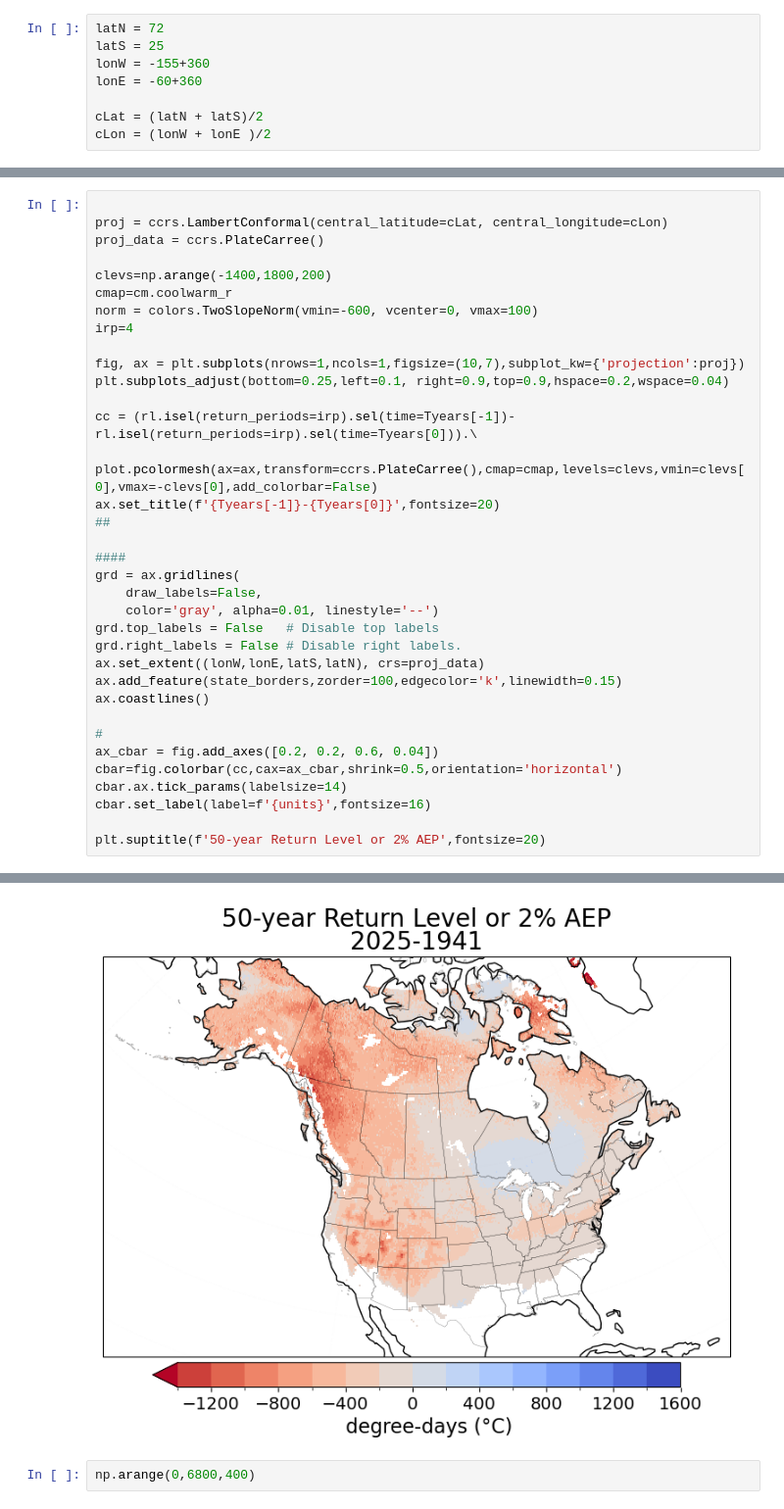
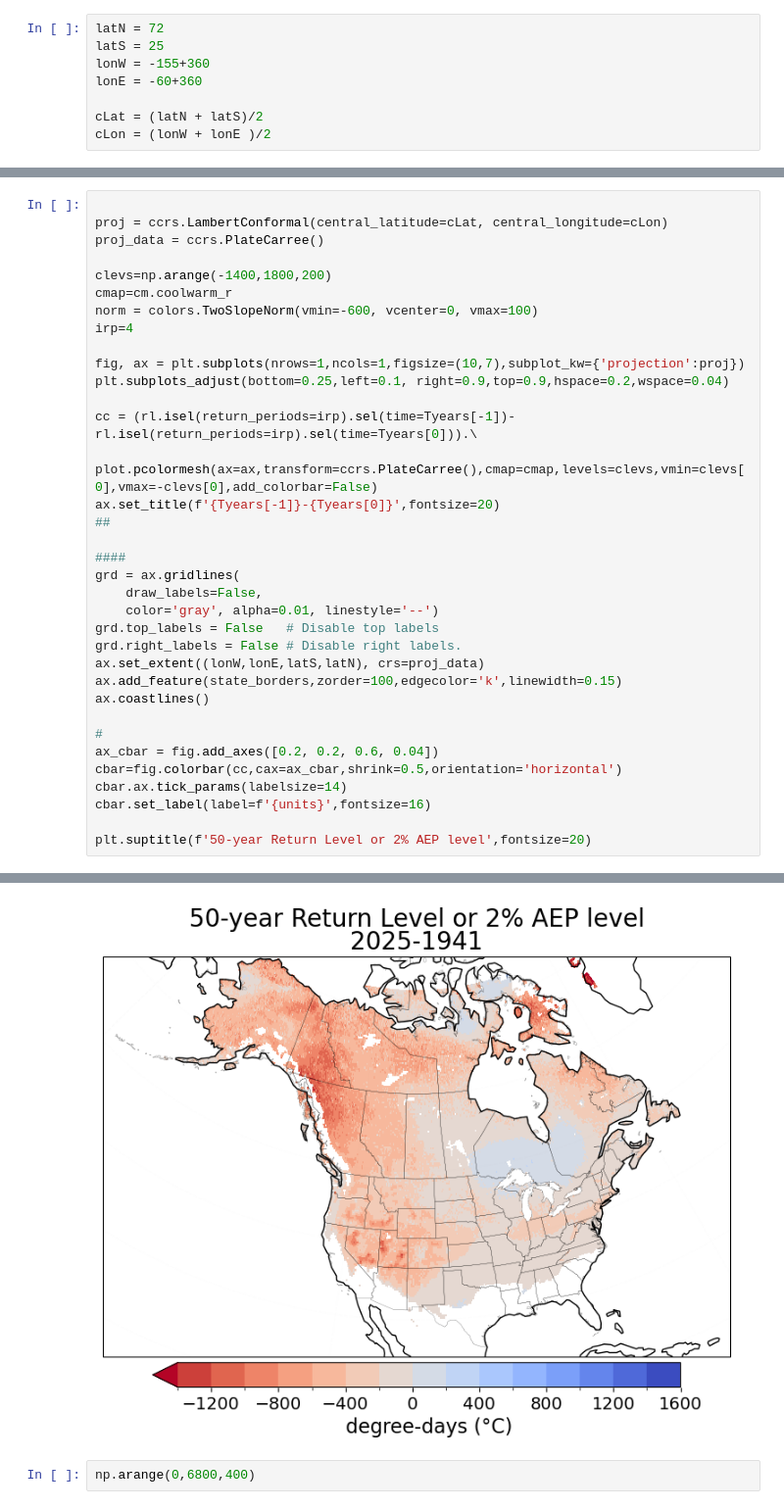
Before and after one commit to GaelleHervieux/AFI_updated_2602, a Jupyter notebook: plot_AFI_NorthAmerica_glostLocSca_extRemes_1941-2025.ipynb, the cells around one changed output, grey strips where cells are left out. Shown at 98% size. Drawn from its saved outputs; the diff is of its cells as text.

```diff
--- a/plot_AFI_NorthAmerica_glostLocSca_extRemes_1941-2025.ipynb
+++ b/plot_AFI_NorthAmerica_glostLocSca_extRemes_1941-2025.ipynb
@@ -258,5 +258,5 @@ cbar=fig.colorbar(cc,cax=ax_cbar,shrink=0.5,orientation='horizontal')
 cbar.ax.tick_params(labelsize=14)
 cbar.set_label(label=f'{units}',fontsize=16)
 
-plt.suptitle(f'50-year Return Level or 2% AEP',fontsize=20)
+plt.suptitle(f'50-year Return Level or 2% AEP level',fontsize=20)
 # %% [output]
@@ -264,4 +264,4 @@ Text(0.5, 0.98, '50-year Return Level or 2% AEP')
-[figure, old version]
+[figure, new version]
 # %%
 np.arange(0,6800,400)
 # %% [output]
```
Also changed, not shown: parts of 6 cells of this notebook.
